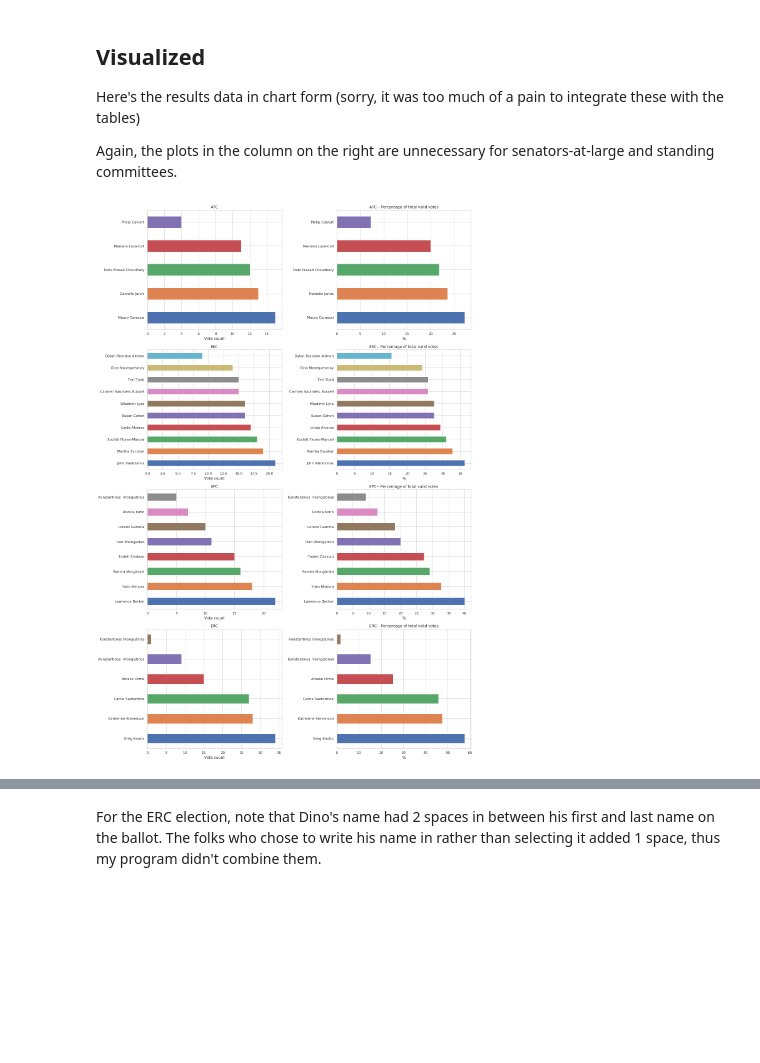
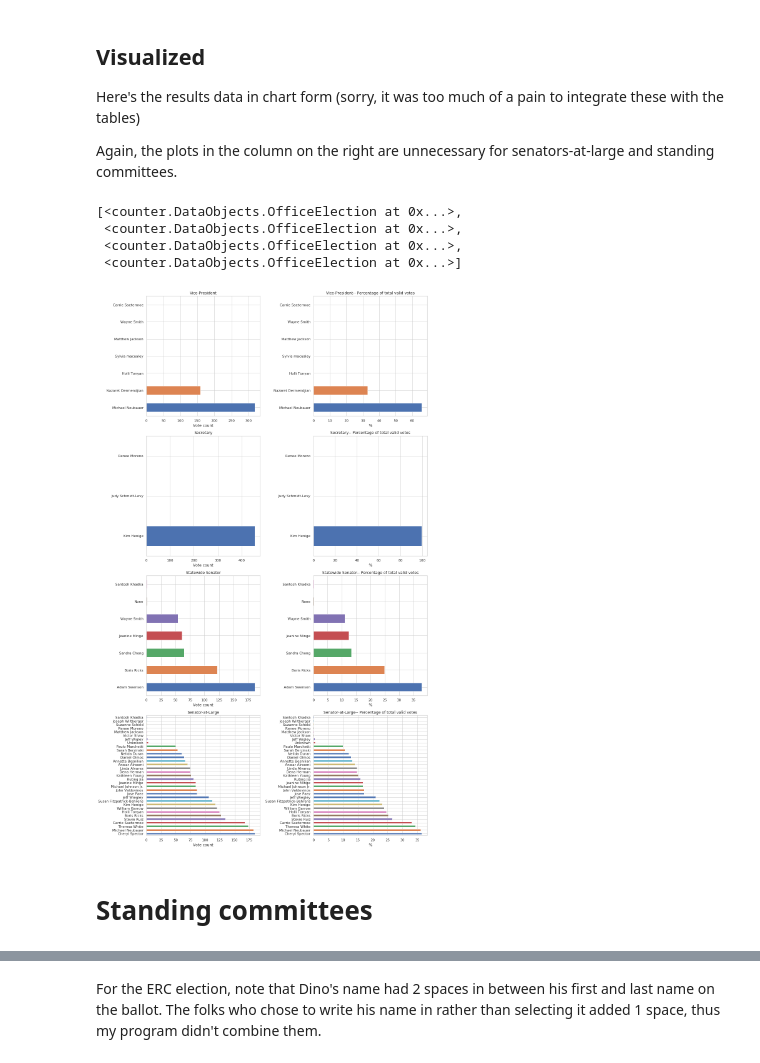
Before and after one commit to AdamSwenson/csun-election-management, a Jupyter notebook: notebooks/2019 Senate Election Management Tools.ipynb, the cells around one changed output, grey strips where cells are left out. Drawn from its saved outputs; the diff is of its cells as text; code cells hidden in the pictures; blank space fills up the shorter version.

```diff
--- a/notebooks/2019 Senate Election Management Tools.ipynb
+++ b/notebooks/2019 Senate Election Management Tools.ipynb
@@ -60,3 +60,8 @@ from counter.StringProcessors import find_dept, remove_depts
 # Load and process data
 # %% [markdown]
 ## Get results file
+# %%
+general_results_file = "{}/general-{}.csv".format(env.RESULTS_FOLDER_PATH, YEAR)
+sc_results_file = "{}/standing-committees-{}.csv".format(env.RESULTS_FOLDER_PATH, YEAR)
+general_definition_file = "{}/general-definition-{}.xlsx".format(env.DEFINITIONS_FOLDER_PATH, YEAR)
+sc_definition_file = "{}/standing-committees-definition-{}.xlsx".format(env.DEFINITIONS_FOLDER_PATH, YEAR)
@@ -63 +84,4 @@ from counter.StringProcessors import find_dept, remove_depts
+# %%
+general_data = load_and_prepare(general_results_file)
+sc_data = load_and_prepare(sc_results_file)
 # %%
@@ -131,5 +155,7 @@ def save_results(output_file, results):
 #             print("Writing results of {} to file".format(result.officeName))
             result.vote_counts.to_excel(writer, sheet_name=result.officeName)
 # %%
-results = process_results(data)
+general_results = process_results(general_data, general_definition_file, 'general')
+sc_results = process_results(sc_data, sc_definition_file, 'committees')
+
 # save_results(env.OUTPUT_FILE, results)
@@ -271,15 +276,27 @@ Here's the results data in chart form (sorry, it was too much of a pain to integ
 
 Again, the plots in the column on the right are unnecessary for senators-at-large and standing committees.
 # %%
-n = round(len(results)/2)
-fig, axes = plt.subplots(nrows=n, ncols=2, figsize=(17,25))
-row = 0; col=0
-for r in results[:n]:
-    r.vote_counts.plot(kind='barh', title=r.officeName, ax=axes[row, 0])
-    axes[row, 0].set_xlabel("Vote count")
-    r.percentages_of_valid.plot(kind='barh', title=r.officeName + "-- Percentage of total valid votes", ax=axes[row, 1])
-    axes[row, 1].set_xlabel("%")
-    row +=1
-fig.tight_layout()
+def plot_results(results, figsize=(17,25)):
+#     n = round(len(results)/2)
+    fig, axes = plt.subplots(nrows=len(results), ncols=2, figsize=figsize)
+    row = 0; col=0
+    for r in results:
+        r.vote_counts.plot(kind='barh', title=r.officeName, ax=axes[row, 0])
+        axes[row, 0].set_xlabel("Vote count")
+        r.percentages_of_valid.plot(kind='barh', title=r.officeName + "-- Percentage of total valid votes", ax=axes[row, 1])
+        axes[row, 1].set_xlabel("%")
+        row +=1
+    fig.tight_layout()
-# %% [output]
-[figure, removed]
+# %%
+general_results
+# %% [output]
+[<counter.DataObjects.OfficeElection at 0x...>,
+ <counter.DataObjects.OfficeElection at 0x...>,
+ <counter.DataObjects.OfficeElection at 0x...>,
+ <counter.DataObjects.OfficeElection at 0x...>]
+# %%
+plot_results(general_results, (15, 25))
+# %% [output]
+[figure, added]
+# %% [markdown]
+# Standing committees
```
Also changed, not shown: parts of 38 cells of this notebook, 3 other files.
